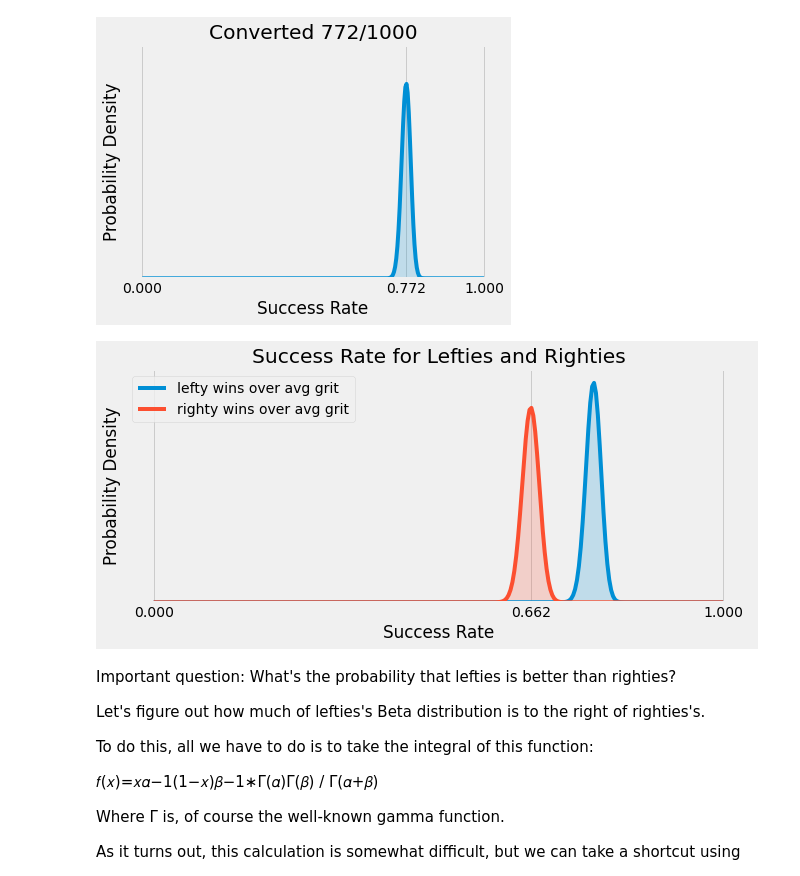
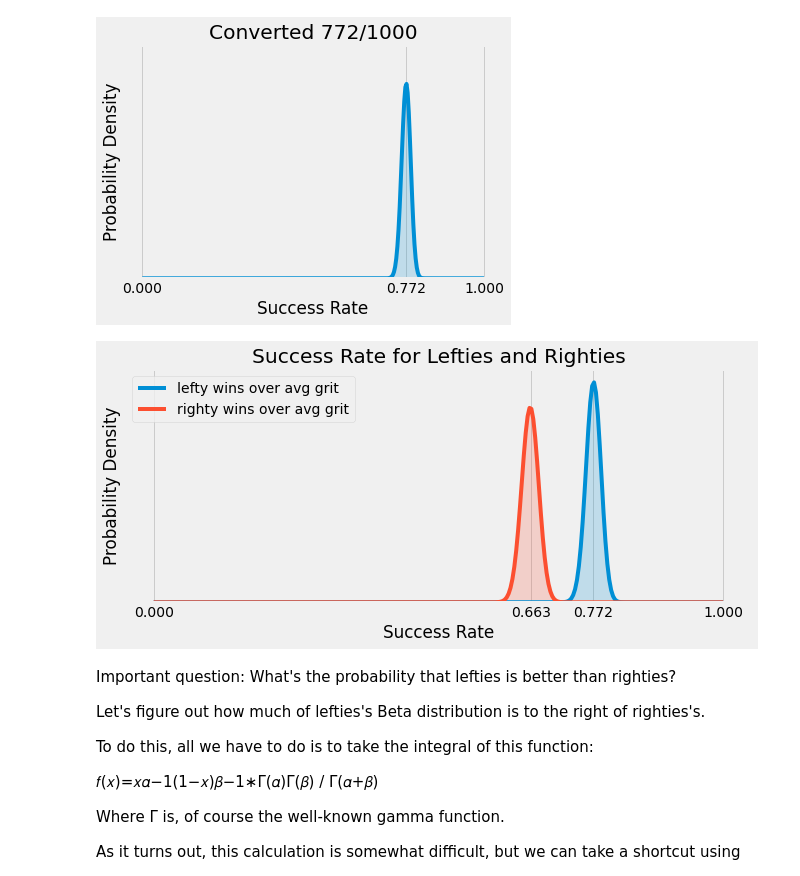
Before and after one commit to Nicoivazquez/Grit_study_EDA, a Jupyter notebook: Grit2- bayes.ipynb, the cells around one changed output. Saved outputs shown, nothing was run; the diff lists cells and outputs as text; code cells hidden in the pictures.

```diff
--- a/Grit2- bayes.ipynb
+++ b/Grit2- bayes.ipynb
@@ -566,7 +566,7 @@ def get_beta_dist_params(website_samples):
     mean = 1 * num_conversions / total_visitors
     return alpha, beta, mean, num_conversions, total_visitors
 
-def plot_beta_website(website_samples, ax, label=None):
+def plot_beta_website(website_samples, ax, label=None, lst= None):
     alpha, beta, mean, num_conversions, total_visitors = get_beta_dist_params(website_samples)
     title = None if label else r"Converted {}/{}".format(num_conversions, total_visitors)
     plot_beta(alpha, beta, ax, title, label, [0.0, mean, 1.0])
@@ -584,13 +584,14 @@ plot_beta_website(bt_dist_leftywins,ax)
 [figure]
 # %%
 fig, ax = plt.subplots(1, 1, figsize=(10, 4))
-
+lst = []
 plot_beta_website(bt_dist_leftywins, ax, label="lefty wins over avg grit")
 plot_beta_website(bt_dist_rightywins, ax, label="righty wins over avg grit")
+ax.get_xaxis().set_ticks([0,.663,.772,1])
 ax.set_title('Success Rate for Lefties and Righties')
 ax.legend();
 # %% [output]
-[figure, old version]
+[figure, new version]
 # %% [markdown]
 Important question: What's the probability that lefties is better than righties?
 
```
Also changed, not shown: parts of 3 cells of this notebook, 48 other files.
